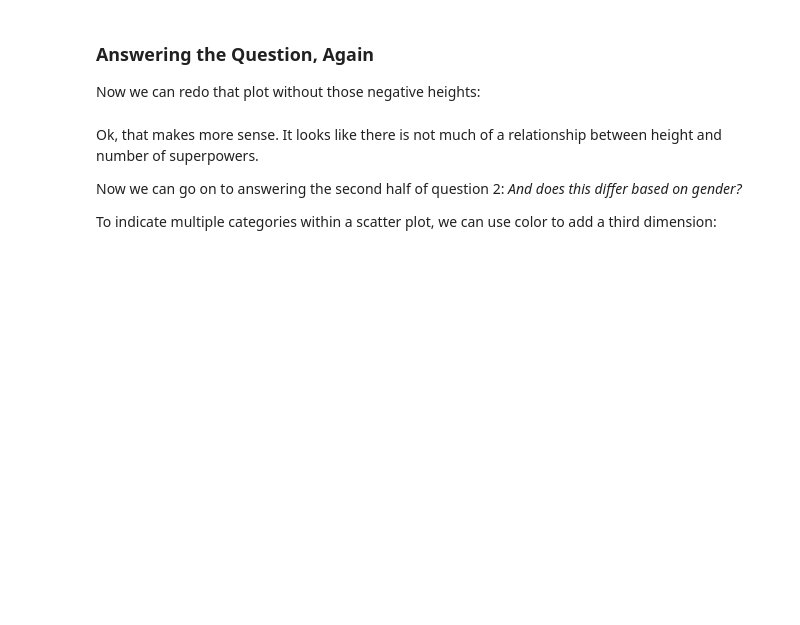
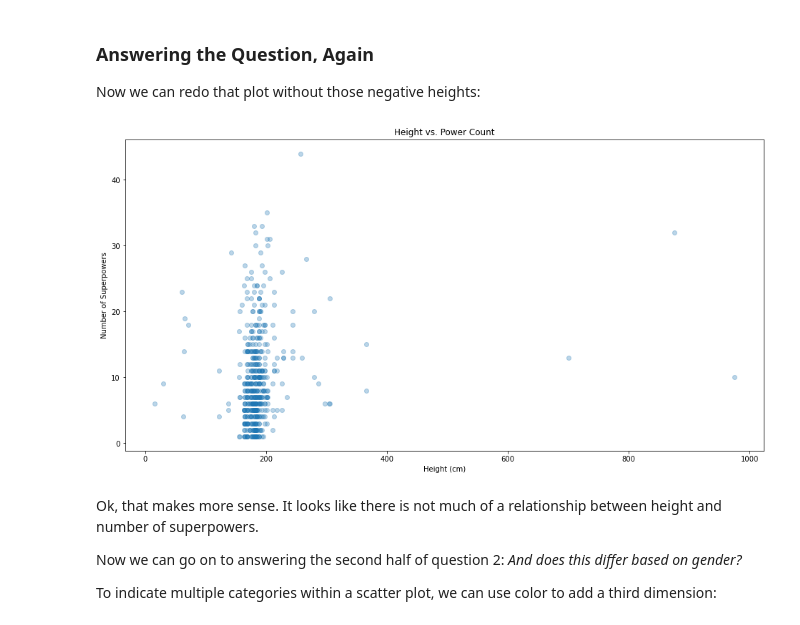
Before and after one commit to learn-co-curriculum/dsc-pandas-data-cleaning-lab, a Jupyter notebook: index.ipynb, the cells around one changed output. Saved outputs shown, nothing was run; the diff lists cells and outputs as text; code cells hidden in the pictures; blank space fills up the shorter version.

```diff
--- a/index.ipynb
+++ b/index.ipynb
@@ -387,13 +637,19 @@ Now we can redo that plot without those negative heights:
 # %%
 # Run this cell without changes
 
 fig, ax = plt.subplots(figsize=(16, 8))
 
-ax.scatter(x=question_2_df["Height"], y=question_2_df["Power Count"], alpha=0.3)
+ax.scatter(
+    x=question_2_df["Height"],
+    y=question_2_df["Power Count"],
+    alpha=0.3
+)
 
 ax.set_xlabel("Height (cm)")
 ax.set_ylabel("Number of Superpowers")
 ax.set_title("Height vs. Power Count");
+# %% [output]
+[figure, added]
 # %% [markdown]
 Ok, that makes more sense. It looks like there is not much of a relationship between height and number of superpowers.
 
```
Also changed, not shown: parts of 46 cells of this notebook, 1 other file.
